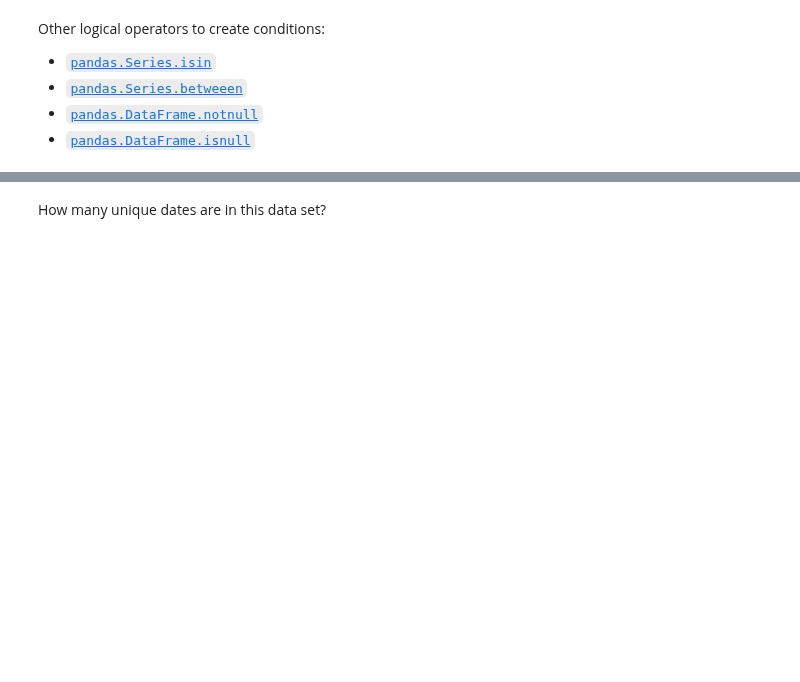
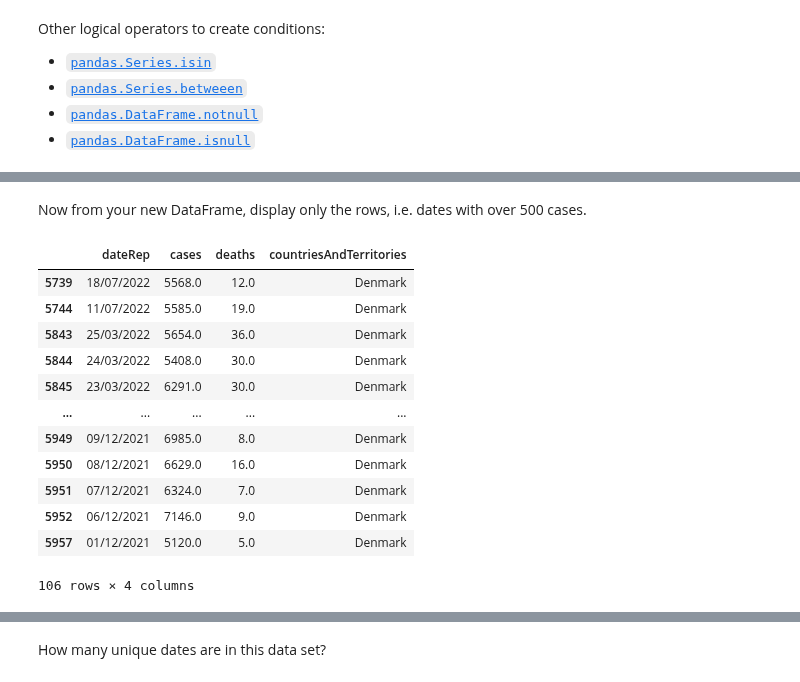
Before and after one commit to Center-for-Health-Data-Science/PythonTsunami, a Jupyter notebook: Pandas/Pandas_HZ.ipynb, the cells around one changed output, grey strips where cells are left out. Saved outputs shown, nothing was run; the diff lists cells and outputs as text; code cells hidden in the pictures; blank space fills up the shorter version.

```diff
--- a/Pandas/Pandas_HZ.ipynb
+++ b/Pandas/Pandas_HZ.ipynb
@@ -643,0 +633,3 @@ With what you learned so far, how would you calculate the daily deaths, on avera
+# %%
+new_df = df.loc[df['countriesAndTerritories'] == 'Denmark', ['dateRep', 'cases', 'deaths', 'countriesAndTerritories']]
+new_df.head()
@@ -643,0 +643,18 @@ With what you learned so far, how would you calculate the daily deaths, on avera
+# %% [markdown]
+Now from your new DataFrame, display only the rows, i.e. dates with over 500 cases.
+# %%
+new_df.loc[new_df['cases'] > 5000]
+# %% [output]
+|  | dateRep | cases | deaths | countriesAndTerritories |
+| 5739 | 18/07/2022 | 5568.0 | 12.0 | Denmark |
+| 5744 | 11/07/2022 | 5585.0 | 19.0 | Denmark |
+| 5843 | 25/03/2022 | 5654.0 | 36.0 | Denmark |
+| 5844 | 24/03/2022 | 5408.0 | 30.0 | Denmark |
+| 5845 | 23/03/2022 | 6291.0 | 30.0 | Denmark |
+| ... | ... | ... | ... | ... |
+| 5949 | 09/12/2021 | 6985.0 | 8.0 | Denmark |
+| 5950 | 08/12/2021 | 6629.0 | 16.0 | Denmark |
+| 5951 | 07/12/2021 | 6324.0 | 7.0 | Denmark |
+| 5952 | 06/12/2021 | 7146.0 | 9.0 | Denmark |
+| 5957 | 01/12/2021 | 5120.0 | 5.0 | Denmark |
+106 rows × 4 columns
```
Also changed, not shown: parts of 62 cells of this notebook, 1 other file.
